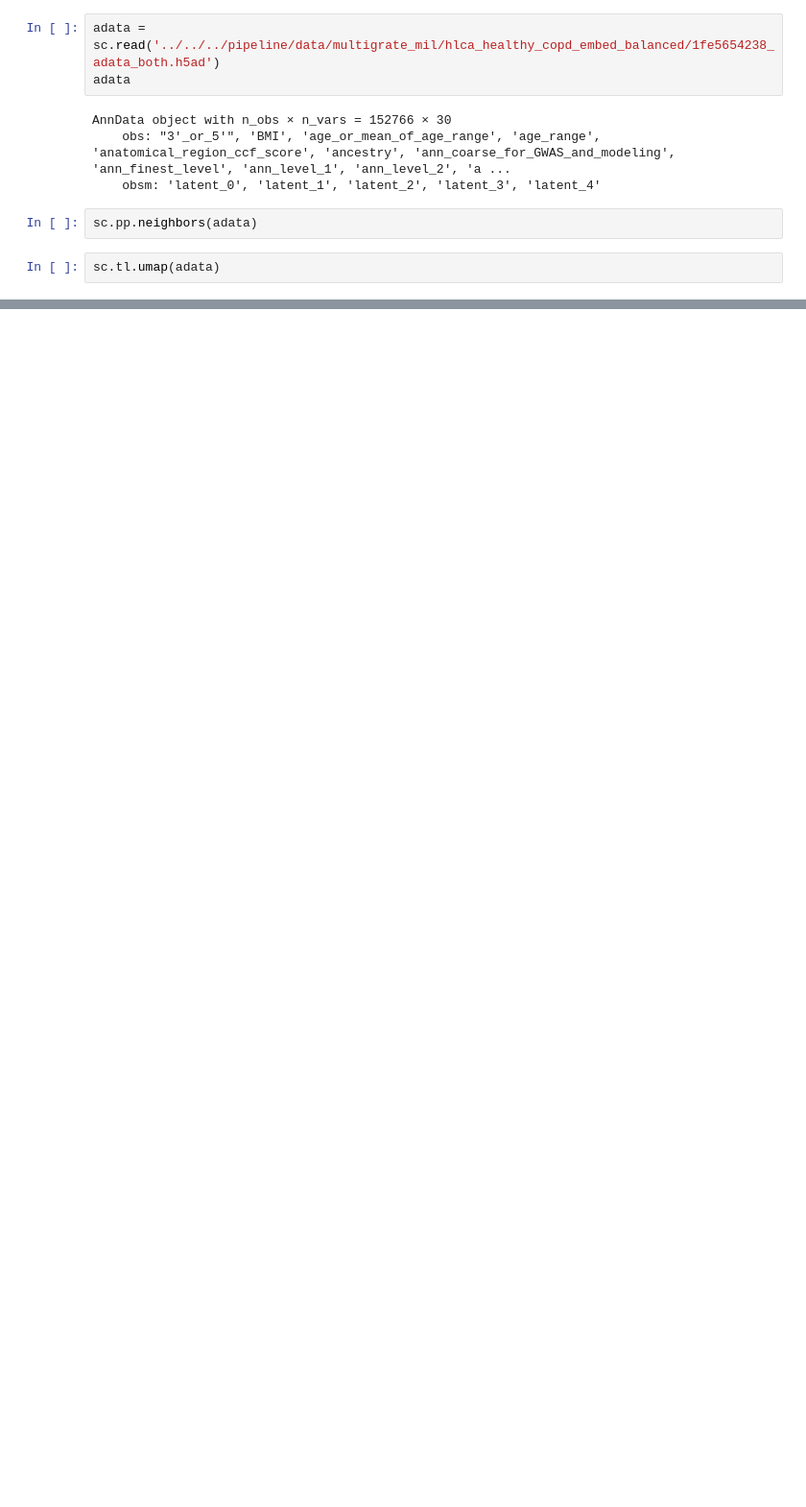
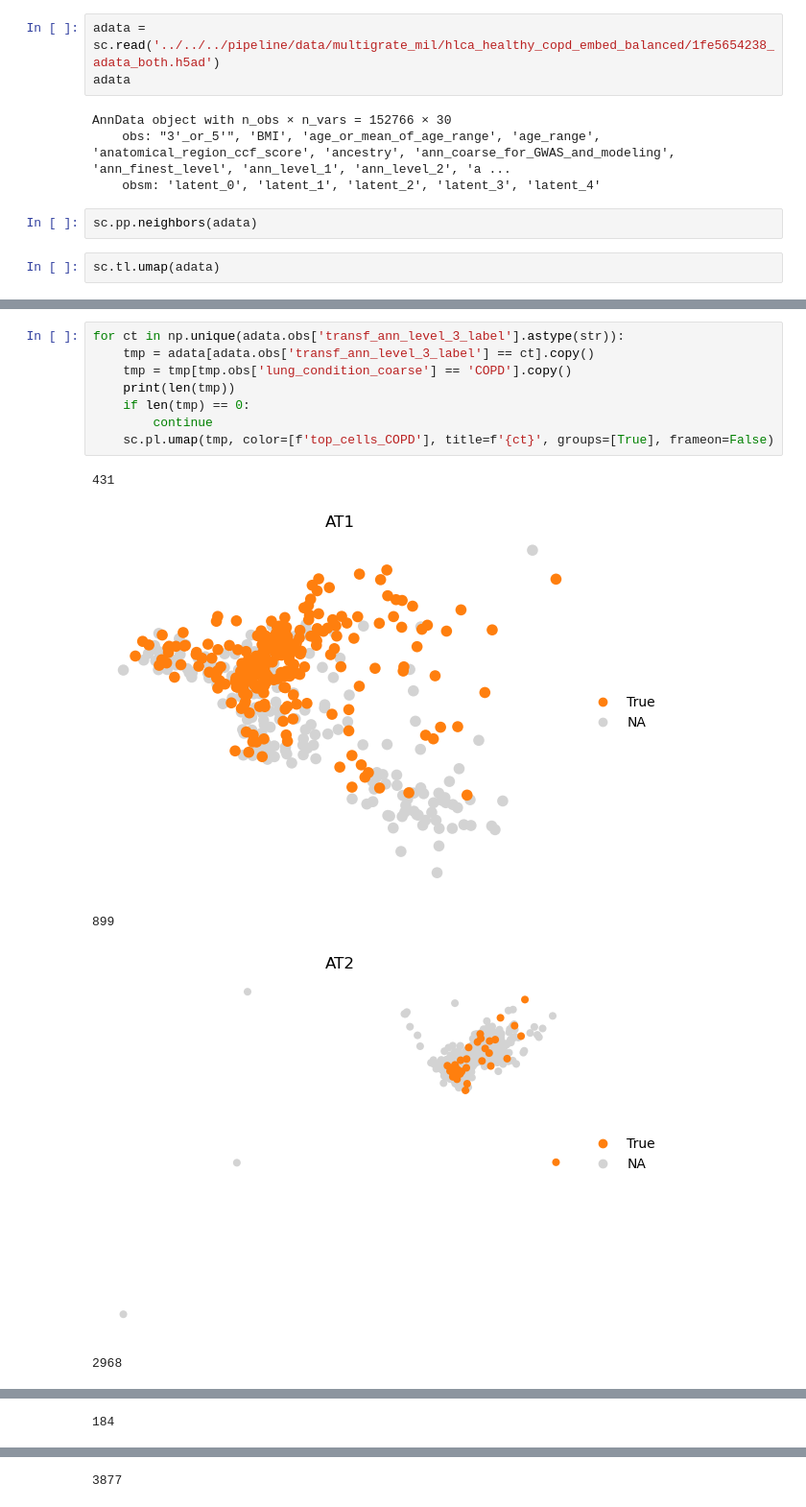
Before and after one commit to theislab/multimil_reproducibility, a Jupyter notebook: notebooks/mil_analysis/hlca_healthy_copd_embed_balanced/umaps.ipynb, the cells around one changed output, grey strips where cells are left out. Shown at 96% size. Saved outputs shown, nothing was run; the diff lists cells and outputs as text; blank space fills up the shorter version.

```diff
--- a/notebooks/mil_analysis/hlca_healthy_copd_embed_balanced/umaps.ipynb
+++ b/notebooks/mil_analysis/hlca_healthy_copd_embed_balanced/umaps.ipynb
@@ -17,0 +61,14 @@ sc.pl.umap(adata, color=['cell_attn', 'lung_condition_coarse', 'transf_ann_level
+# %%
+for ct in np.unique(adata.obs['transf_ann_level_3_label'].astype(str)):
+    tmp = adata[adata.obs['transf_ann_level_3_label'] == ct].copy()
+    tmp = tmp[tmp.obs['lung_condition_coarse'] == 'COPD'].copy()
+    print(len(tmp))
+    if len(tmp) == 0:
+        continue
+    sc.pl.umap(tmp, color=[f'top_cells_COPD'], title=f'{ct}', groups=[True], frameon=False)
+# %% [output]
+431
+[figure, added]
+899
+[figure, added]
+2968
@@ -17,0 +76 @@ sc.pl.umap(adata, color=['cell_attn', 'lung_condition_coarse', 'transf_ann_level
+184
@@ -17,0 +78 @@ sc.pl.umap(adata, color=['cell_attn', 'lung_condition_coarse', 'transf_ann_level
+3877
```
Also changed, not shown: parts of 9 cells of this notebook, 8 other files.
